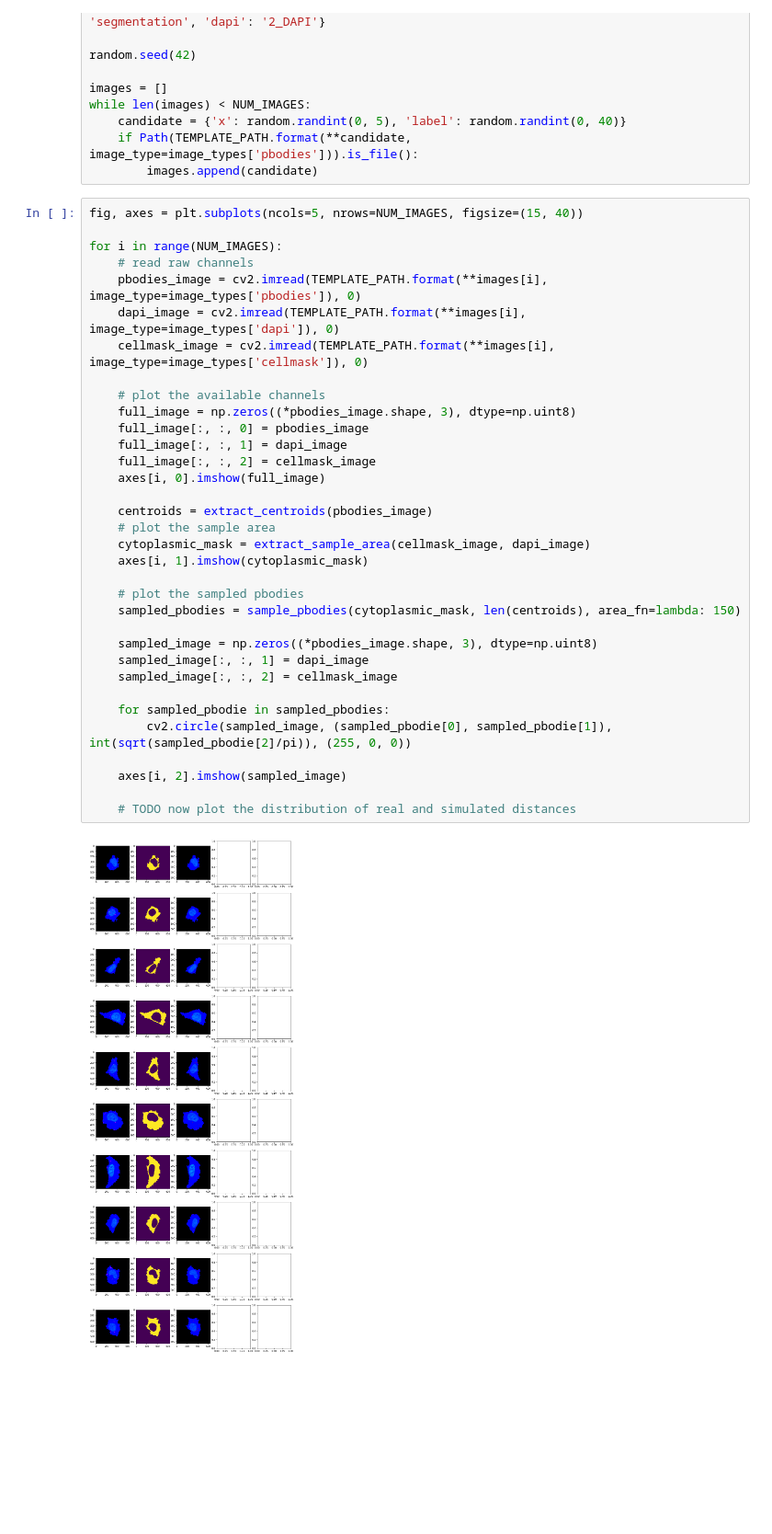
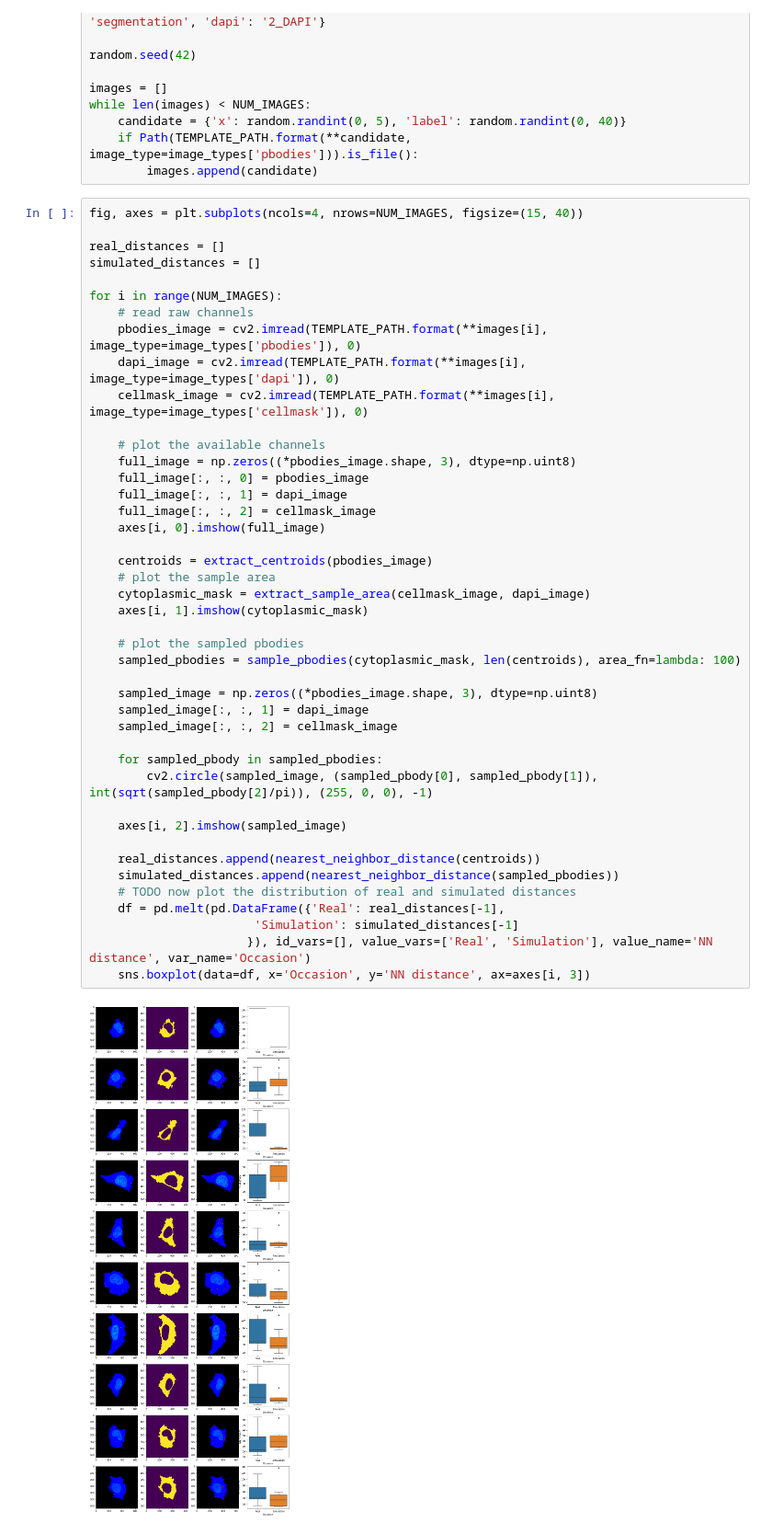
Before and after one commit to jluethi/p-body-randomness, a Jupyter notebook: notebooks/Main.ipynb, the cells around one changed output. Shown: that part at 92% size. Drawn from its saved outputs; the diff is of its cells as text; blank space fills up the shorter version.

```diff
--- a/notebooks/Main.ipynb
+++ b/notebooks/Main.ipynb
@@ -29,38 +34,47 @@ while len(images) < NUM_IMAGES:
     if Path(TEMPLATE_PATH.format(**candidate, image_type=image_types['pbodies'])).is_file():
         images.append(candidate)
 # %%
-fig, axes = plt.subplots(ncols=5, nrows=NUM_IMAGES, figsize=(15, 40))
+fig, axes = plt.subplots(ncols=4, nrows=NUM_IMAGES, figsize=(15, 40))
+
+real_distances = []
+simulated_distances = []
 
 for i in range(NUM_IMAGES):
     # read raw channels
     pbodies_image = cv2.imread(TEMPLATE_PATH.format(**images[i], image_type=image_types['pbodies']), 0)
     dapi_image = cv2.imread(TEMPLATE_PATH.format(**images[i], image_type=image_types['dapi']), 0)
     cellmask_image = cv2.imread(TEMPLATE_PATH.format(**images[i], image_type=image_types['cellmask']), 0)
 
     # plot the available channels
     full_image = np.zeros((*pbodies_image.shape, 3), dtype=np.uint8)
     full_image[:, :, 0] = pbodies_image
     full_image[:, :, 1] = dapi_image
     full_image[:, :, 2] = cellmask_image
     axes[i, 0].imshow(full_image)
 
     centroids = extract_centroids(pbodies_image)
     # plot the sample area
     cytoplasmic_mask = extract_sample_area(cellmask_image, dapi_image)
     axes[i, 1].imshow(cytoplasmic_mask)
 
     # plot the sampled pbodies
-    sampled_pbodies = sample_pbodies(cytoplasmic_mask, len(centroids), area_fn=lambda: 150)
+    sampled_pbodies = sample_pbodies(cytoplasmic_mask, len(centroids), area_fn=lambda: 100)
 
     sampled_image = np.zeros((*pbodies_image.shape, 3), dtype=np.uint8)
     sampled_image[:, :, 1] = dapi_image
     sampled_image[:, :, 2] = cellmask_image
 
-    for sampled_pbodie in sampled_pbodies:
-        cv2.circle(sampled_image, (sampled_pbodie[0], sampled_pbodie[1]), int(sqrt(sampled_pbodie[2]/pi)), (255, 0, 0))
+    for sampled_pbody in sampled_pbodies:
+        cv2.circle(sampled_image, (sampled_pbody[0], sampled_pbody[1]), int(sqrt(sampled_pbody[2]/pi)), (255, 0, 0), -1)
 
     axes[i, 2].imshow(sampled_image)
 
+    real_distances.append(nearest_neighbor_distance(centroids))
+    simulated_distances.append(nearest_neighbor_distance(sampled_pbodies))
     # TODO now plot the distribution of real and simulated distances
+    df = pd.melt(pd.DataFrame({'Real': real_distances[-1],
+                       'Simulation': simulated_distances[-1]
+                      }), id_vars=[], value_vars=['Real', 'Simulation'], value_name='NN distance', var_name='Occasion')
+    sns.boxplot(data=df, x='Occasion', y='NN distance', ax=axes[i, 3])
 # %% [output]
-[figure, old version]
+[figure, new version]
```
Also changed, not shown: parts of 4 cells of this notebook, 3 other files.
